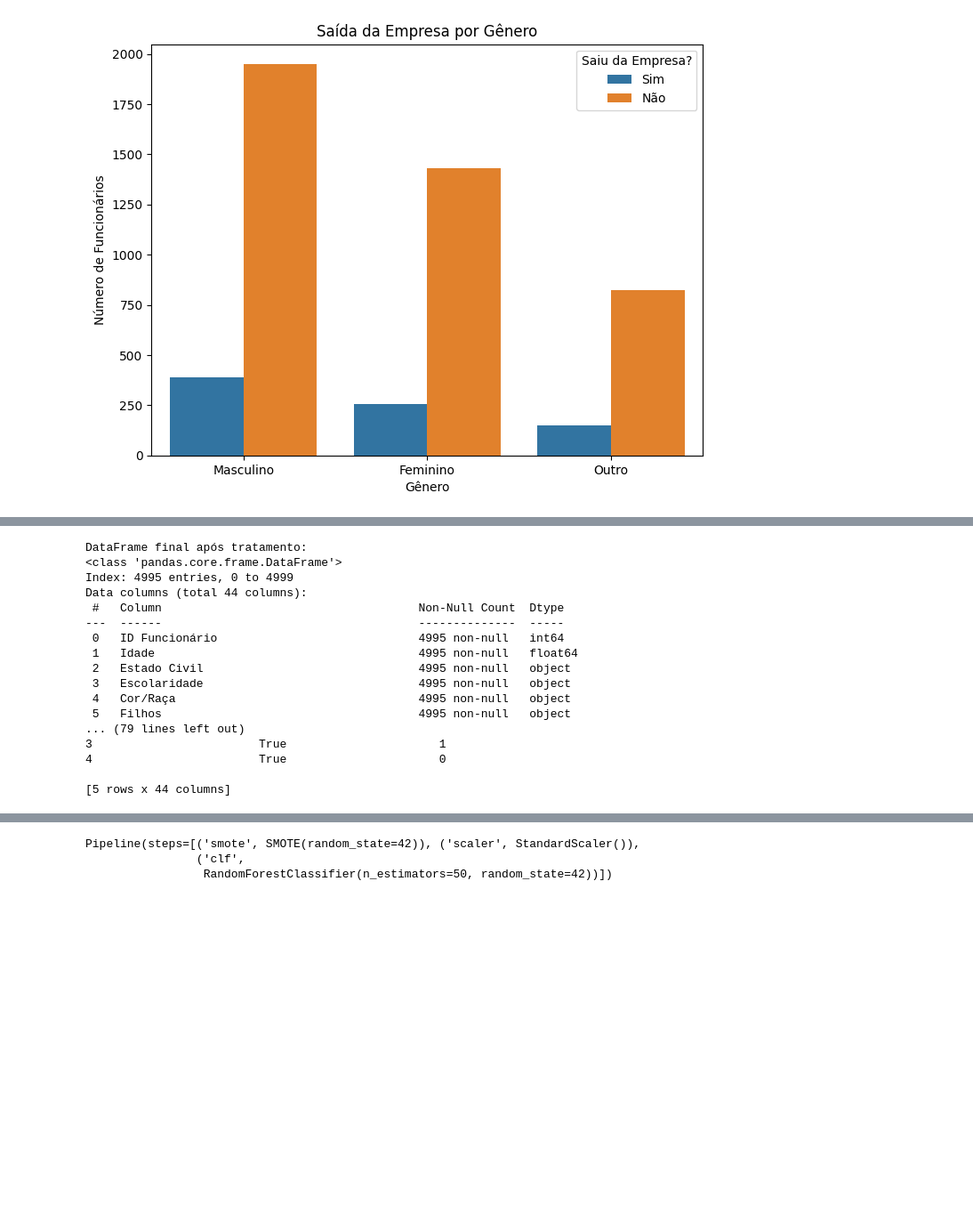
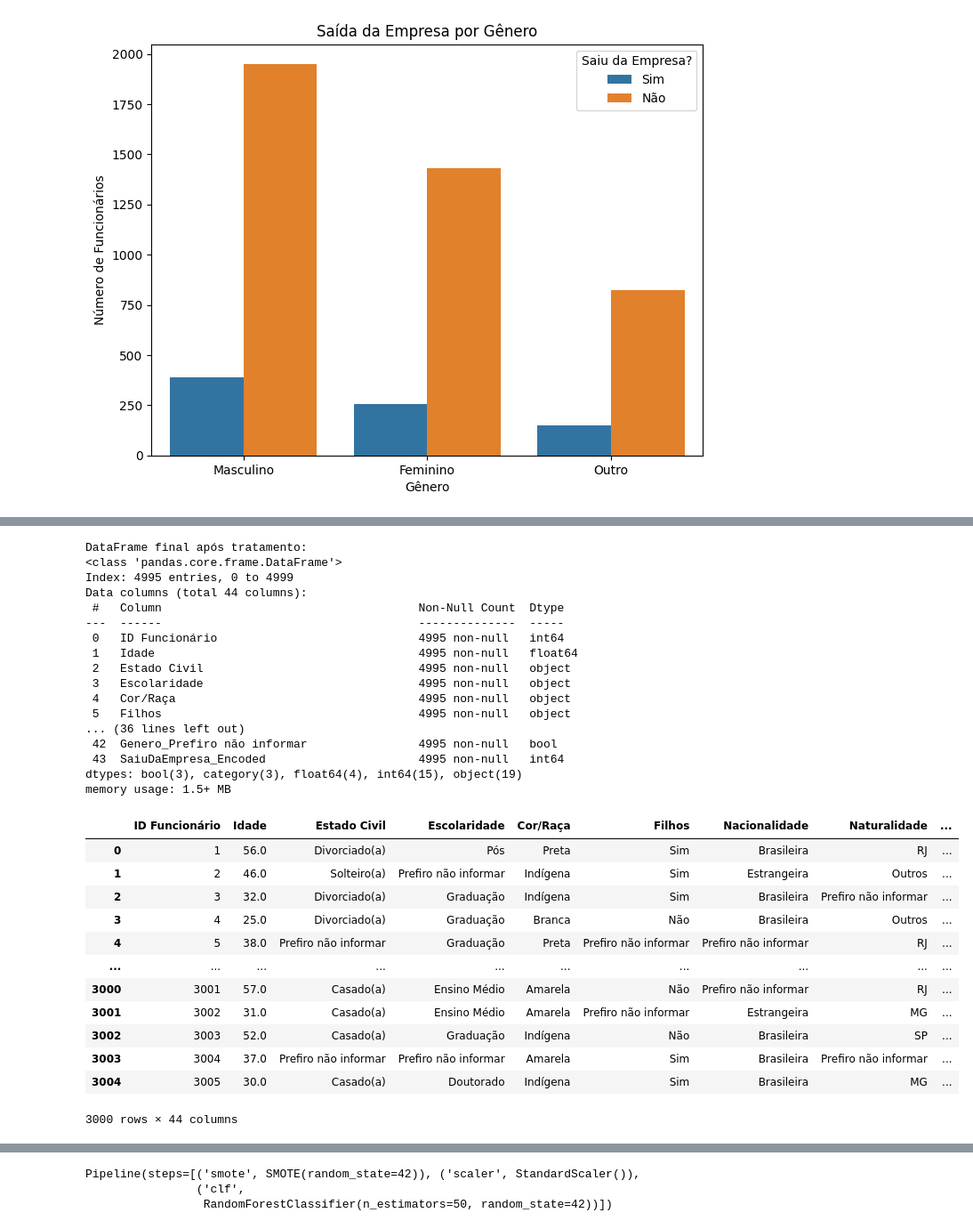
Before and after one commit to LaianeNR/TechCorp-Brasil, a Jupyter notebook: trabalhoFinal.ipynb, the cells around one changed output, grey strips where cells are left out. Shown at 89% size. Cells and saved outputs as stored; diff of their text form; code cells hidden in the pictures; blank space fills up the shorter version.

```diff
--- a/trabalhoFinal.ipynb
+++ b/trabalhoFinal.ipynb
@@ -619,23 +580,36 @@ df_funcionarios.to_csv("dados_funcionarios.csv", index=False)
 # %%
 print("\nDataFrame final após tratamento:")
 df_funcionarios.info()
-print(df_funcionarios.head())
+df_funcionarios.head(3000)
 # %% [output]
 DataFrame final após tratamento:
 <class 'pandas.core.frame.DataFrame'>
 Index: 4995 entries, 0 to 4999
 Data columns (total 44 columns):
  #   Column                                     Non-Null Count  Dtype
 ---  ------                                     --------------  -----
  0   ID Funcionário                             4995 non-null   int64
  1   Idade                                      4995 non-null   float64
  2   Estado Civil                               4995 non-null   object
  3   Escolaridade                               4995 non-null   object
  4   Cor/Raça                                   4995 non-null   object
  5   Filhos                                     4995 non-null   object
-... (79 lines left out)
-3                        True                      1
-4                        True                      0
-
-[5 rows x 44 columns]
+... (36 lines left out)
+ 42  Genero_Prefiro não informar                4995 non-null   bool
+ 43  SaiuDaEmpresa_Encoded                      4995 non-null   int64
+dtypes: bool(3), category(3), float64(4), int64(15), object(19)
+memory usage: 1.5+ MB
+|  | ID Funcionário | Idade | Estado Civil | Escolaridade | Cor/Raça | Filhos | Nacionalidade | Naturalidade | ... |
+| 0 | 1 | 56.0 | Divorciado(a) | Pós | Preta | Sim | Brasileira | RJ | ... |
+| 1 | 2 | 46.0 | Solteiro(a) | Prefiro não informar | Indígena | Sim | Estrangeira | Outros | ... |
+| 2 | 3 | 32.0 | Divorciado(a) | Graduação | Indígena | Sim | Brasileira | Prefiro não informar | ... |
+| 3 | 4 | 25.0 | Divorciado(a) | Graduação | Branca | Não | Brasileira | Outros | ... |
+| 4 | 5 | 38.0 | Prefiro não informar | Graduação | Preta | Prefiro não informar | Prefiro não informar | RJ | ... |
+| ... | ... | ... | ... | ... | ... | ... | ... | ... | ... |
+| 3000 | 3001 | 57.0 | Casado(a) | Ensino Médio | Amarela | Não | Prefiro não informar | RJ | ... |
+| 3001 | 3002 | 31.0 | Casado(a) | Ensino Médio | Amarela | Prefiro não informar | Estrangeira | MG | ... |
+| 3002 | 3003 | 52.0 | Casado(a) | Graduação | Indígena | Não | Brasileira | SP | ... |
+| 3003 | 3004 | 37.0 | Prefiro não informar | Prefiro não informar | Amarela | Sim | Brasileira | Prefiro não informar | ... |
+| 3004 | 3005 | 30.0 | Casado(a) | Doutorado | Indígena | Sim | Brasileira | MG | ... |
+3000 rows × 44 columns
 # %% [markdown]
```
Also changed, not shown: parts of 17 cells of this notebook.
